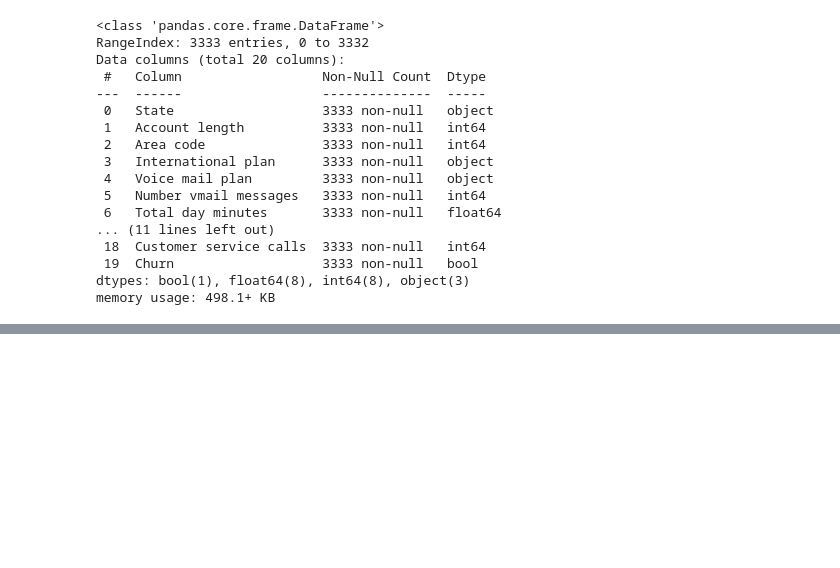
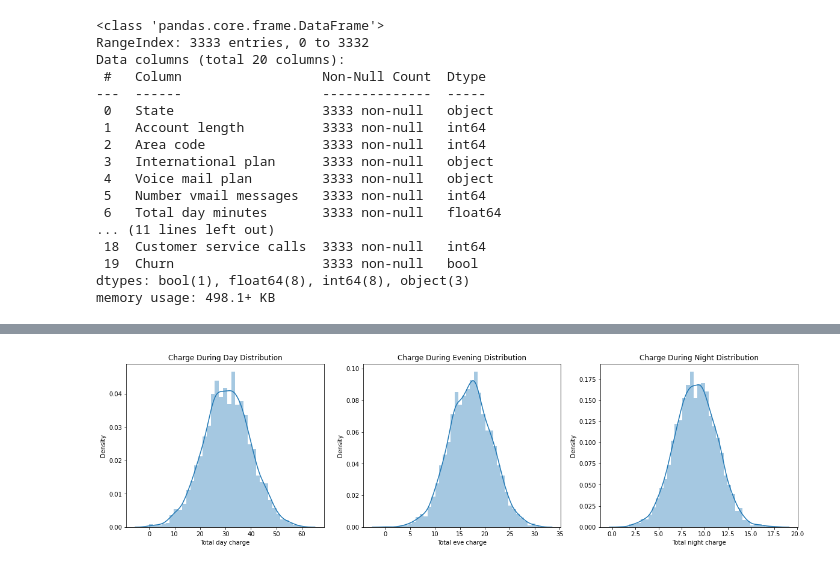
Before and after one commit to Ankitgpt357/EDA-telecom_churn-analysis2, a Jupyter notebook: My_EDA_telecom_churn_analysis.ipynb, the cells around one changed output, grey strips where cells are left out. Drawn from its saved outputs; the diff is of its cells as text; code cells hidden in the pictures; blank space fills up the shorter version.

```diff
--- a/My_EDA_telecom_churn_analysis.ipynb
+++ b/My_EDA_telecom_churn_analysis.ipynb
@@ -152,0 +202,17 @@ memory usage: 498.1+ KB
+# %%
+plt.figure(figsize=(20,5))
+plt.subplot(1,3,1)
+plt.title('Charge During Day Distribution')
+sns.distplot(telecom['Total day charge'])
+
+plt.subplot(1,3,2)
+plt.title('Charge During Evening Distribution')
+sns.distplot(telecom['Total eve charge'])
+
+
+plt.subplot(1,3,3)
+plt.title('Charge During Night Distribution')
+sns.distplot(telecom['Total night charge'])
+plt.show()
+# %% [output]
+[figure, added]
```
Also changed, not shown: parts of 18 cells of this notebook.
